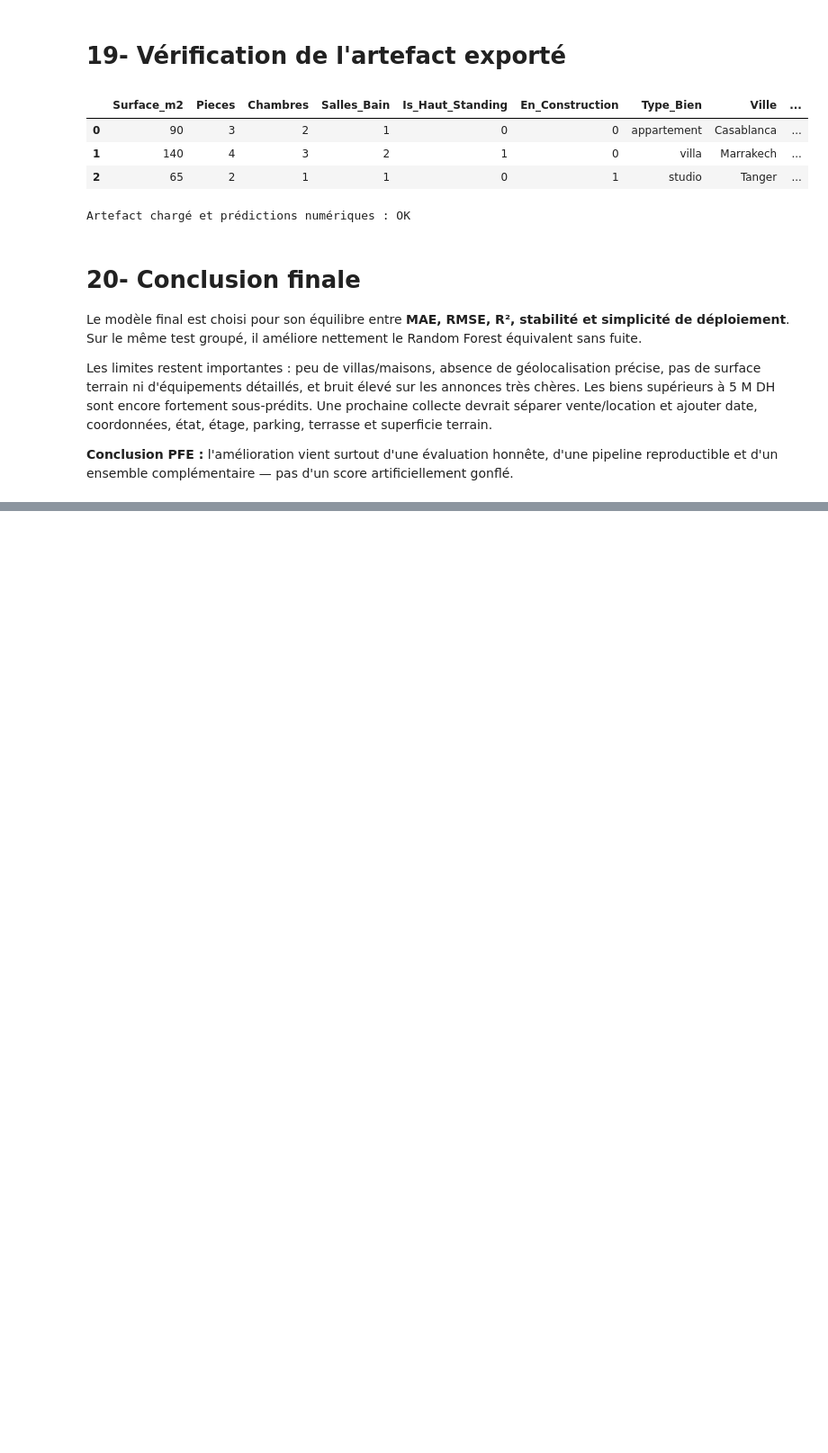
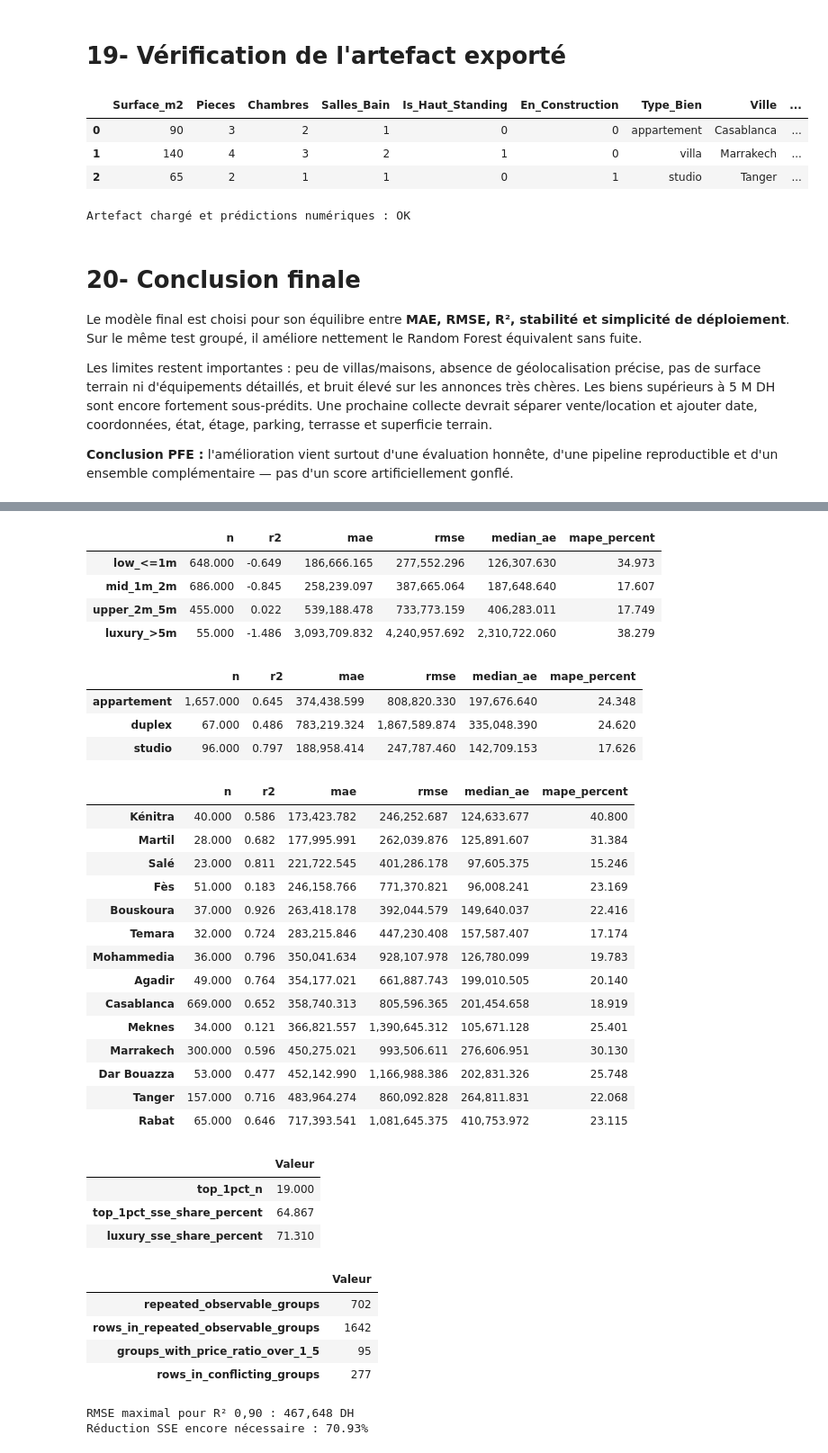
Before and after one commit to zineb-stack/MaisonDeLUX, a Jupyter notebook: ml/notebooks/model_final.ipynb, the cells around one changed output, grey strips where cells are left out. Shown at 90% size. Cells and saved outputs as stored; diff of their text form; code cells hidden in the pictures; blank space fills up the shorter version.

Commit message:
ml: push model performance toward R2 0.90

```diff
--- a/ml/notebooks/model_final.ipynb
+++ b/ml/notebooks/model_final.ipynb
@@ -990,0 +1096,15 @@ Les limites restent importantes : peu de villas/maisons, absence de géolocalisa
+# %%
+test_models = phase41['test']
+comparison_41 = pd.DataFrame([
+    {'Modèle': 'Phase 4 Voting Ensemble', **{k: final_test_metrics[k] for k in ['r2','mae','rmse','median_ae','mape_percent']}},
+    {'Modèle': 'Best CatBoost — base log1p', **test_models['cat_base_log_d7']},
+    {'Modèle': 'Best segmented model — type', **{k:v for k,v in test_models['type_segmented'].items() if k != 'specialists'}},
+    {'Modèle': 'City-specific model', **{k:v for k,v in test_models['city_segmented'].items() if k != 'specialists'}},
+    {'Modèle': 'Text + structured Ridge', **test_models['tfidf_structured_ridge_a10']},
+    {'Modèle': 'Best ensemble — CatBoost + texte', **{k:v for k,v in test_models['validation_selected_blend'].items() if k != 'text_weight'}},
+]).set_index('Modèle')
+display(comparison_41)
+
+best_41 = test_models['validation_selected_blend']
+print(f"BEST LEGITIMATE RESULT : R² {best_41['r2']:.4f}")
+print('TARGET R² 0,90 :', 'ATTEINTE' if best_41['r2'] >= .90 else 'NON ATTEINTE')
@@ -990,0 +1128,49 @@ Les limites restent importantes : peu de villas/maisons, absence de géolocalisa
+# %%
+diag = phase41['diagnostics']
+display(pd.DataFrame(diag['price_bands']).T)
+display(pd.DataFrame(diag['property_types']).T)
+display(pd.DataFrame(diag['cities']).T.sort_values('mae'))
+display(pd.Series(diag['error_concentration']).to_frame('Valeur'))
+display(pd.Series(diag['observable_label_ambiguity']).to_frame('Valeur'))
+
+test_std = df_test['Prix_num'].std(ddof=0)
+required_rmse = test_std * np.sqrt(1 - .90)
+required_sse_reduction = (1 - (required_rmse / best_41['rmse'])**2) * 100
+print(f'RMSE maximal pour R² 0,90 : {required_rmse:,.0f} DH')
+print(f'Réduction SSE encore nécessaire : {required_sse_reduction:.2f}%')
+# %% [output]
+|  | n | r2 | mae | rmse | median_ae | mape_percent |
+| low_<=1m | 648.000 | -0.649 | 186,666.165 | 277,552.296 | 126,307.630 | 34.973 |
+| mid_1m_2m | 686.000 | -0.845 | 258,239.097 | 387,665.064 | 187,648.640 | 17.607 |
+| upper_2m_5m | 455.000 | 0.022 | 539,188.478 | 733,773.159 | 406,283.011 | 17.749 |
+| luxury_>5m | 55.000 | -1.486 | 3,093,709.832 | 4,240,957.692 | 2,310,722.060 | 38.279 |
+|  | n | r2 | mae | rmse | median_ae | mape_percent |
+| appartement | 1,657.000 | 0.645 | 374,438.599 | 808,820.330 | 197,676.640 | 24.348 |
+| duplex | 67.000 | 0.486 | 783,219.324 | 1,867,589.874 | 335,048.390 | 24.620 |
+| studio | 96.000 | 0.797 | 188,958.414 | 247,787.460 | 142,709.153 | 17.626 |
+|  | n | r2 | mae | rmse | median_ae | mape_percent |
+| Kénitra | 40.000 | 0.586 | 173,423.782 | 246,252.687 | 124,633.677 | 40.800 |
+| Martil | 28.000 | 0.682 | 177,995.991 | 262,039.876 | 125,891.607 | 31.384 |
+| Salé | 23.000 | 0.811 | 221,722.545 | 401,286.178 | 97,605.375 | 15.246 |
+| Fès | 51.000 | 0.183 | 246,158.766 | 771,370.821 | 96,008.241 | 23.169 |
+| Bouskoura | 37.000 | 0.926 | 263,418.178 | 392,044.579 | 149,640.037 | 22.416 |
+| Temara | 32.000 | 0.724 | 283,215.846 | 447,230.408 | 157,587.407 | 17.174 |
+| Mohammedia | 36.000 | 0.796 | 350,041.634 | 928,107.978 | 126,780.099 | 19.783 |
+| Agadir | 49.000 | 0.764 | 354,177.021 | 661,887.743 | 199,010.505 | 20.140 |
+| Casablanca | 669.000 | 0.652 | 358,740.313 | 805,596.365 | 201,454.658 | 18.919 |
+| Meknes | 34.000 | 0.121 | 366,821.557 | 1,390,645.312 | 105,671.128 | 25.401 |
+| Marrakech | 300.000 | 0.596 | 450,275.021 | 993,506.611 | 276,606.951 | 30.130 |
+| Dar Bouazza | 53.000 | 0.477 | 452,142.990 | 1,166,988.386 | 202,831.326 | 25.748 |
+| Tanger | 157.000 | 0.716 | 483,964.274 | 860,092.828 | 264,811.831 | 22.068 |
+| Rabat | 65.000 | 0.646 | 717,393.541 | 1,081,645.375 | 410,753.972 | 23.115 |
+|  | Valeur |
+| top_1pct_n | 19.000 |
+| top_1pct_sse_share_percent | 64.867 |
+| luxury_sse_share_percent | 71.310 |
+|  | Valeur |
+| repeated_observable_groups | 702 |
+| rows_in_repeated_observable_groups | 1642 |
+| groups_with_price_ratio_over_1_5 | 95 |
+| rows_in_conflicting_groups | 277 |
+RMSE maximal pour R² 0,90 : 467,648 DH
+Réduction SSE encore nécessaire : 70.93%
```
Also changed, not shown: parts of 14 cells of this notebook, 5 other files.
